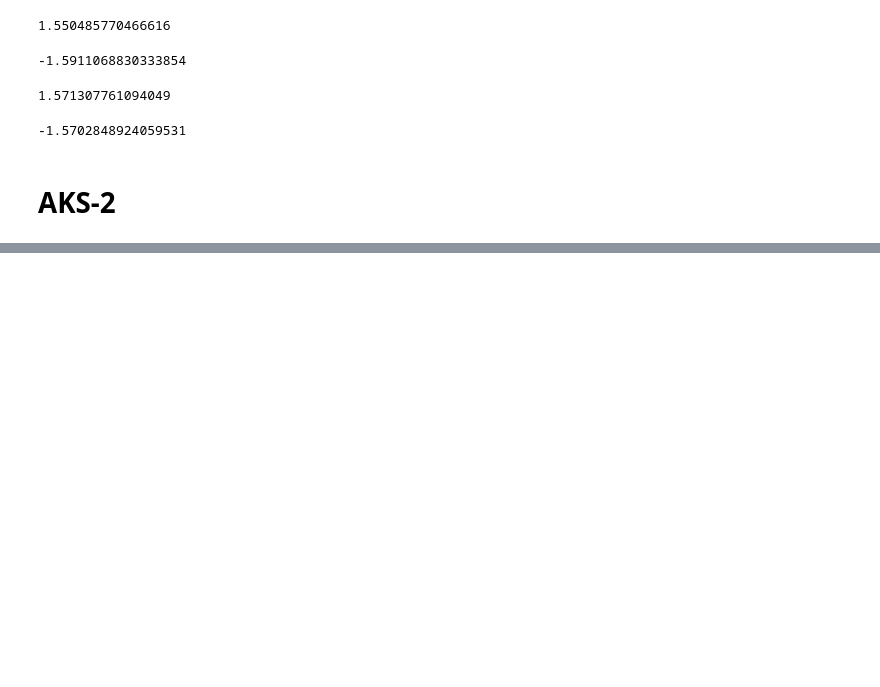
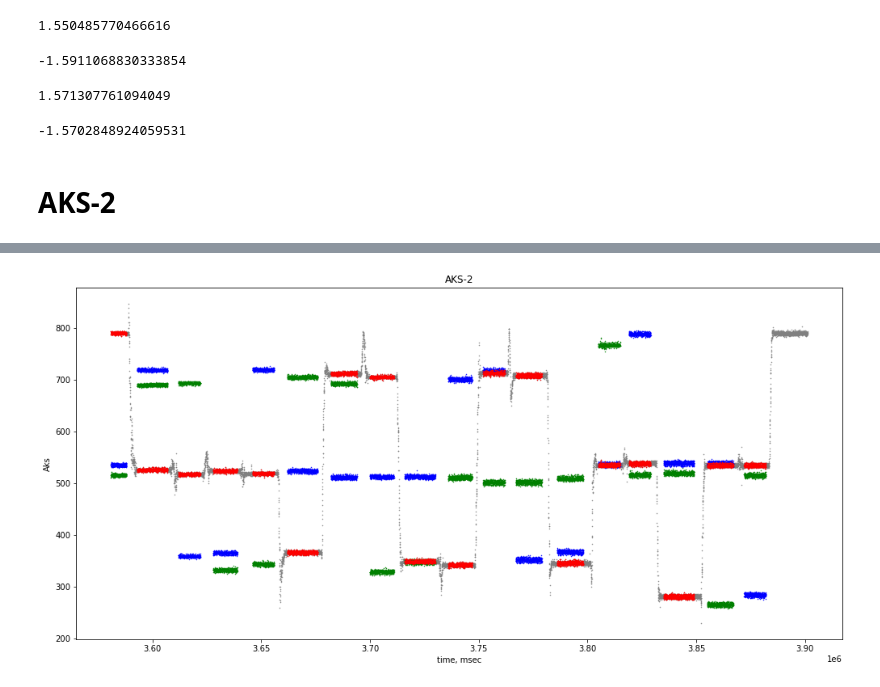
Before and after one commit to PumPums/practics, a Jupyter notebook: Calibrovka.ipynb, the cells around one changed output, grey strips where cells are left out. Saved outputs shown, nothing was run; the diff lists cells and outputs as text; code cells hidden in the pictures; blank space fills up the shorter version.

```diff
--- a/Calibrovka.ipynb
+++ b/Calibrovka.ipynb
@@ -300,0 +332,40 @@ delta_phi(prepared_aks2.T[2][4800:4975], aks2.T[3][4800:4975])
+# %%
+def for_plot(i, j, time=9, column1=3, column2=4, column3=5):
+    a = plt.scatter(aks3.T[time][i:j], aks3.T[column1][i:j], color='g', s=0.25)
+    b = plt.scatter(aks3.T[time][i:j], aks3.T[column2][i:j], color='b', s=0.25)
+    c = plt.scatter(aks3.T[time][i:j], aks3.T[column3][i:j], color='r', s=0.25)
+    return a, b, c
+# %%
+segments_aks3 = {
+    'z_p': [0, 350],
+    'xy_p_p': [600, 1300],
+    'xy_m_p': [1550, 2050],
+    'xy_m_m': [2350, 2900],
+    'xy_p_m': [3250, 3750],
+    'yz_p_m': [4050, 4750],
+    'yz_p_p': [5050, 5650],
+    'yz_m_p': [5950, 6500],
+    'yz_m_m': [6750, 7450],
+    'xz_p_m': [7750, 8300],
+    'xz_p_p': [8550, 9050],
+    'xz_m_p': [9300, 9900],
+    'xz_m_m': [10250, 10850],
+    'y_p': [11200, 11700],
+    'x_p': [11900, 12400],
+    'z_m': [12700, 13400],
+    'y_m': [13700, 14300],
+    'x_m': [14550, 15050],
+#     'z_p': [15300, 15900]
+}
+# %%
+plt.figure(figsize=(17, 8))
+plt.title('AKS-2')
+plt.xlabel(r'time, msec')
+plt.ylabel(r'Aks')
+plt.scatter(aks3.T[9], aks3.T[5], color='Grey', s=0.25)
+
+for_plot(i=0, j=350)
+for itm in segments_aks3.values():
+    for_plot(itm[0], itm[1])
+# %% [output]
+[figure, added]
```
Also changed, not shown: parts of 27 cells of this notebook.
